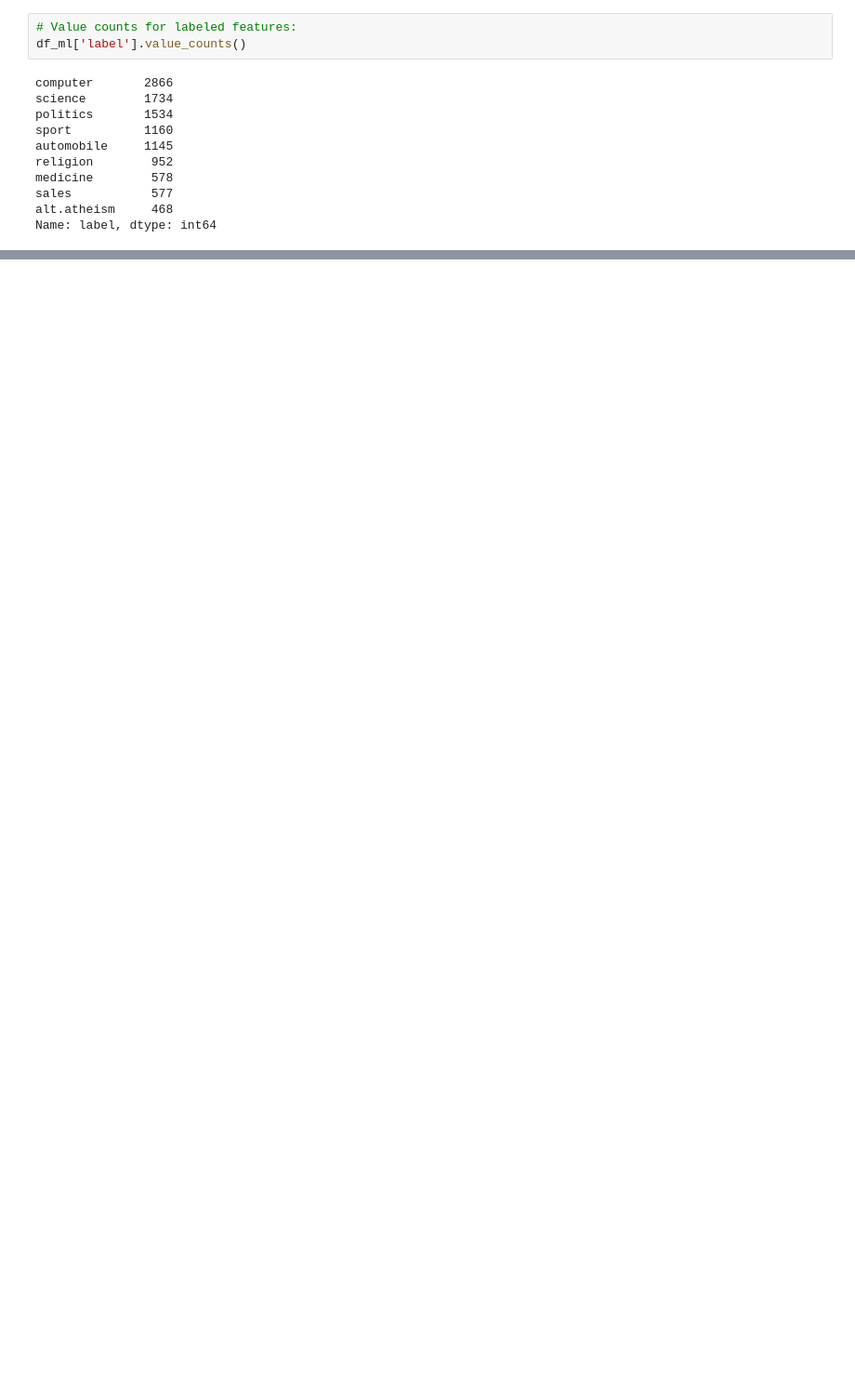
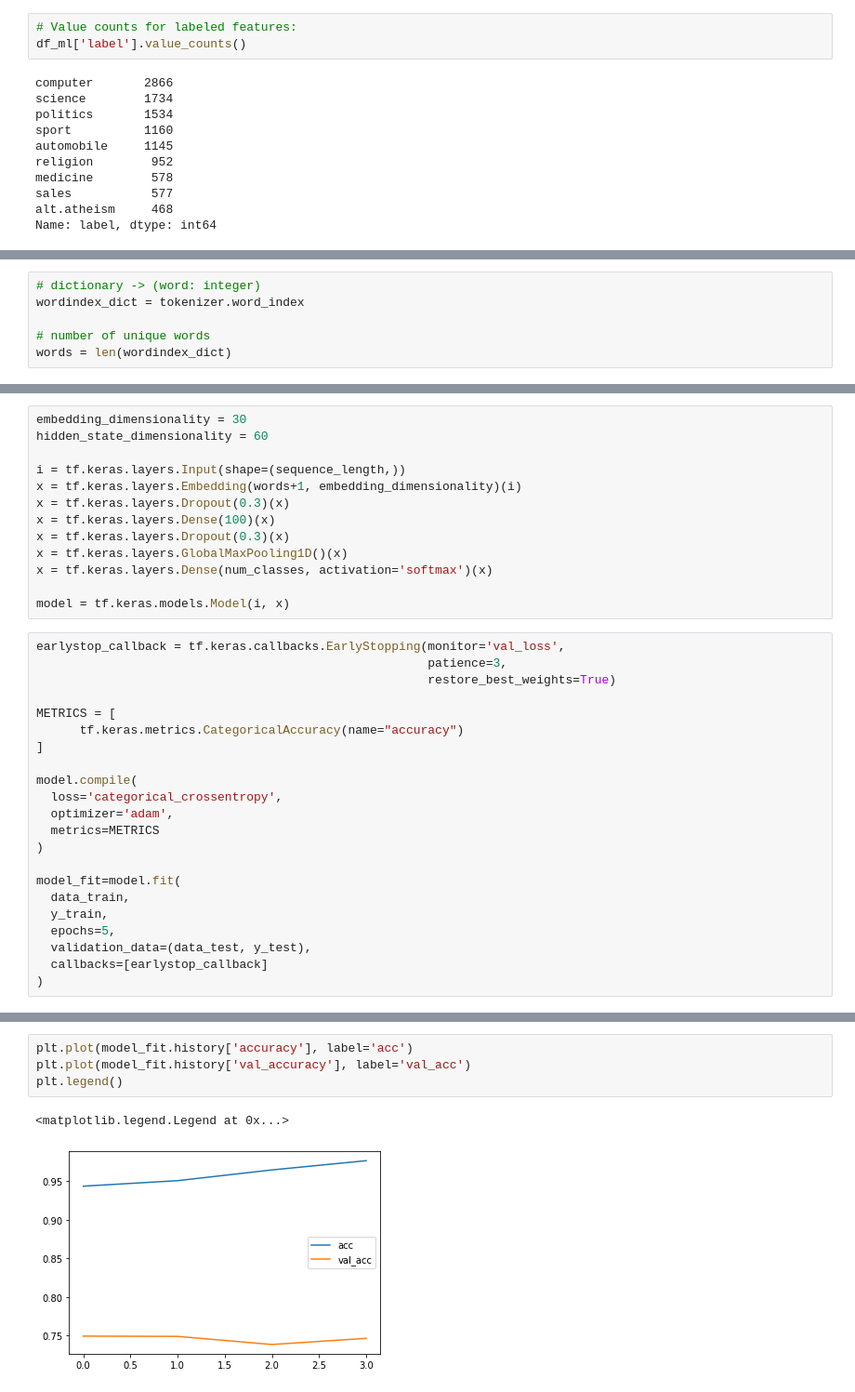
Before and after one commit to protovici/Data-Sciences, a Jupyter notebook: NLP_DEV/text_class_dev.ipynb, the cells around one changed output, grey strips where cells are left out. Shown at 93% size. Saved outputs shown, nothing was run; the diff lists cells and outputs as text; blank space fills up the shorter version.

```diff
--- a/NLP_DEV/text_class_dev.ipynb
+++ b/NLP_DEV/text_class_dev.ipynb
@@ -345,0 +393,6 @@ ValueError: could not convert string to float: '              precision    recal
+# %%
+# dictionary -> (word: integer)
+wordindex_dict = tokenizer.word_index
+
+# number of unique words
+words = len(wordindex_dict)
@@ -345,0 +411,35 @@ ValueError: could not convert string to float: '              precision    recal
+# %%
+embedding_dimensionality = 30
+hidden_state_dimensionality = 60
+
+i = tf.keras.layers.Input(shape=(sequence_length,))
+x = tf.keras.layers.Embedding(words+1, embedding_dimensionality)(i)
+x = tf.keras.layers.Dropout(0.3)(x)
+x = tf.keras.layers.Dense(100)(x)
+x = tf.keras.layers.Dropout(0.3)(x)
+x = tf.keras.layers.GlobalMaxPooling1D()(x)
+x = tf.keras.layers.Dense(num_classes, activation='softmax')(x)
+
+model = tf.keras.models.Model(i, x)
+# %%
+earlystop_callback = tf.keras.callbacks.EarlyStopping(monitor='val_loss',
+                                                      patience=3,
+                                                      restore_best_weights=True)
+
+METRICS = [
+      tf.keras.metrics.CategoricalAccuracy(name="accuracy")
+]
+
+model.compile(
+  loss='categorical_crossentropy',
+  optimizer='adam',
+  metrics=METRICS
+)
+
+model_fit=model.fit(
+  data_train,
+  y_train,
+  epochs=5,
+  validation_data=(data_test, y_test),
+  callbacks=[earlystop_callback]
+)
@@ -345,0 +455,7 @@ ValueError: could not convert string to float: '              precision    recal
+# %%
+plt.plot(model_fit.history['accuracy'], label='acc')
+plt.plot(model_fit.history['val_accuracy'], label='val_acc')
+plt.legend()
+# %% [output]
+<matplotlib.legend.Legend at 0x...>
+[figure, added]
```
Also changed, not shown: parts of 19 cells of this notebook, 1 other file.
